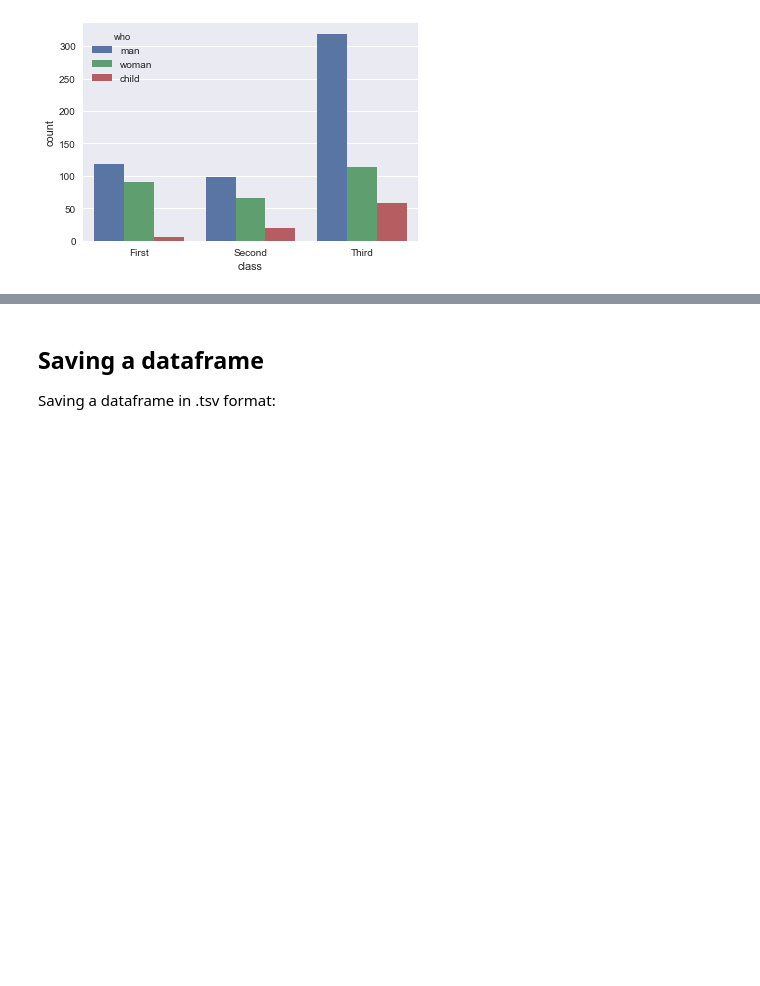
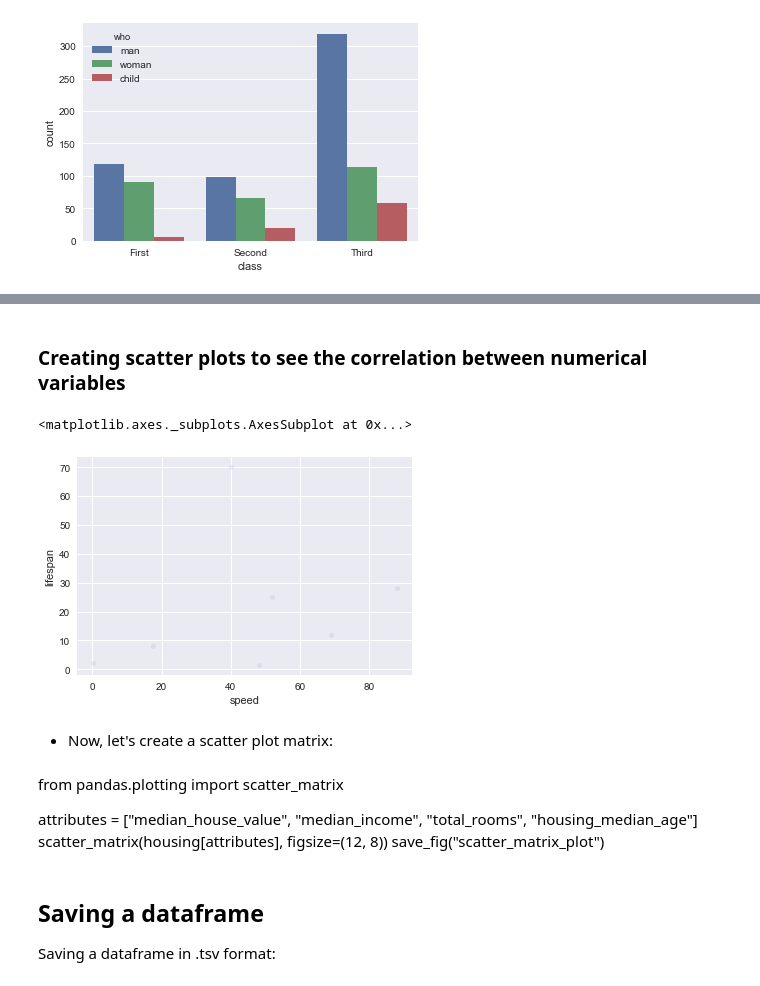
Before and after one commit to elowy01/PYTHON_NOTES, a Jupyter notebook: PANDAS/DATAFRAMES/Dataframe Notes.ipynb, the cells around one changed output, grey strips where cells are left out. Cells and saved outputs as stored; diff of their text form; code cells hidden in the pictures; blank space fills up the shorter version.

```diff
--- a/PANDAS/DATAFRAMES/Dataframe Notes.ipynb
+++ b/PANDAS/DATAFRAMES/Dataframe Notes.ipynb
@@ -559,3 +606,19 @@ ax = sns.countplot(x="class", hue="who", data=titanic)
+# %% [markdown]
+### Creating scatter plots to see the correlation between numerical variables
+# %%
+df.plot(kind="scatter", x="speed", y="lifespan", alpha=0.1)
+# %% [output]
+<matplotlib.axes._subplots.AxesSubplot at 0x...>
+[figure, added]
+# %% [markdown]
+* Now, let's create a scatter plot matrix:
+# %% [markdown]
+from pandas.plotting import scatter_matrix
+
+attributes = ["median_house_value", "median_income", "total_rooms",
+              "housing_median_age"]
+scatter_matrix(housing[attributes], figsize=(12, 8))
+save_fig("scatter_matrix_plot")
 # %% [markdown]
 ## Saving a dataframe
 Saving a dataframe in .tsv format:
```
Also changed, not shown: parts of 10 cells of this notebook, 1 other file.
